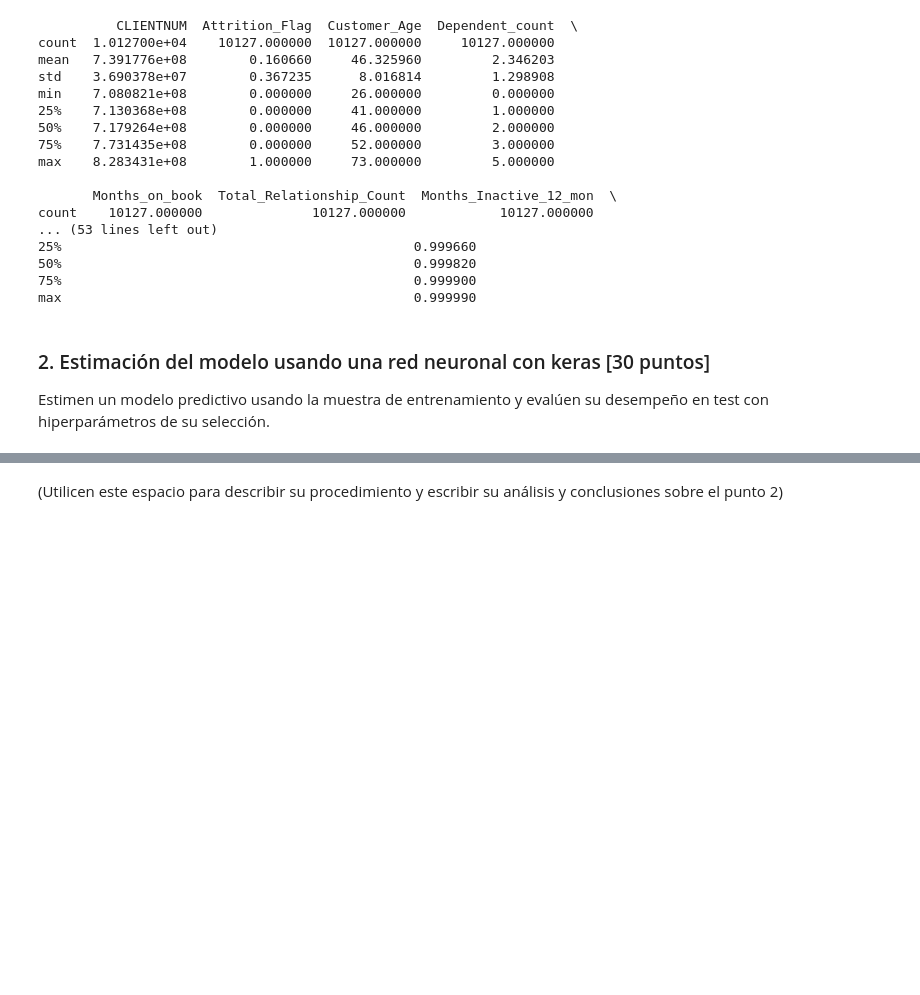
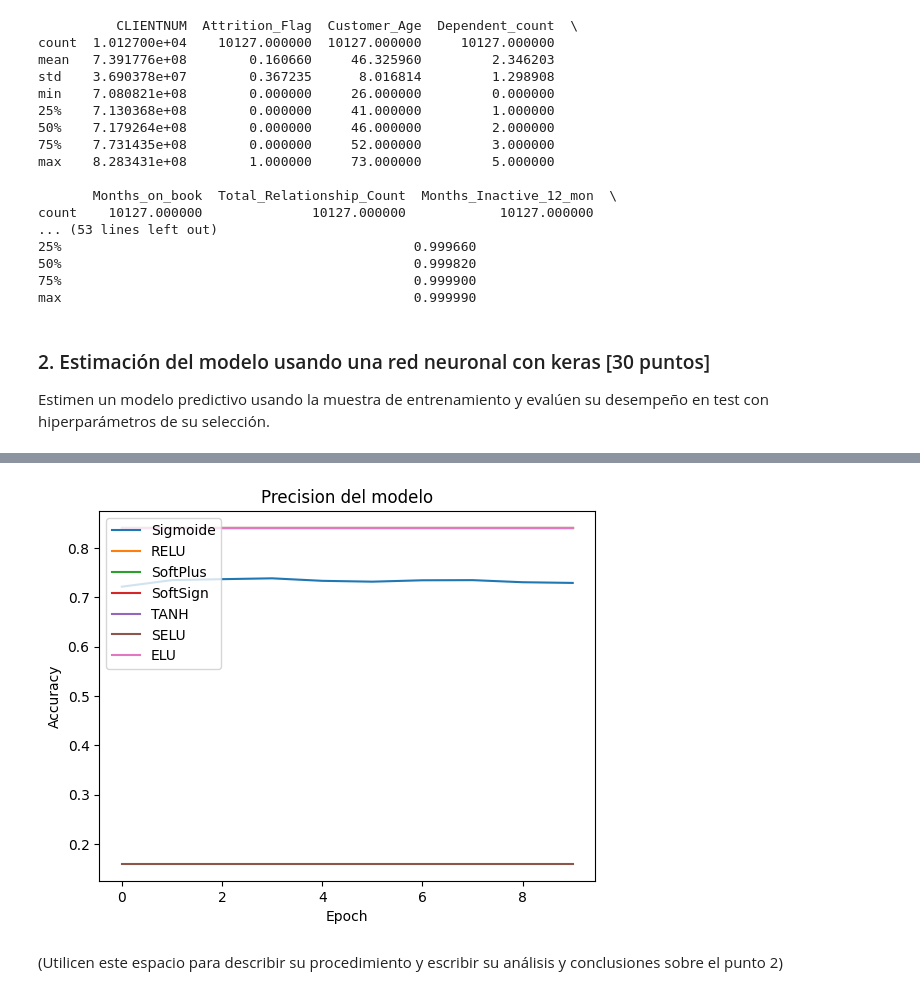
Before and after one commit to Dsharlie/Deep-Learning, a Jupyter notebook: SEMANA 3/S2TCPEP2.ipynb, the cells around one changed output, grey strips where cells are left out. Cells and saved outputs as stored; diff of their text form; code cells hidden in the pictures; blank space fills up the shorter version.

```diff
--- a/SEMANA 3/S2TCPEP2.ipynb
+++ b/SEMANA 3/S2TCPEP2.ipynb
@@ -146,0 +159,10 @@ print(X_train.shape)
+# %%
+model6 = Sequential()
+model6.add(Dense(64, input_shape=(X_train_scaled.shape[1],),  activation='selu'))
+model6.add(Dense(32, activation='selu'))
+model6.add(Dense(1, activation='selu'))
+# %%
+model7 = Sequential()
+model7.add(Dense(64, input_shape=(X_train_scaled.shape[1],),  activation='elu'))
+model7.add(Dense(32, activation='elu'))
+model7.add(Dense(1, activation='elu'))
@@ -146,0 +171,8 @@ print(X_train.shape)
+# %%
+model1.compile(loss='binary_crossentropy', optimizer='adam', metrics=['accuracy'])
+model2.compile(loss='binary_crossentropy', optimizer='adam', metrics=['accuracy'])
+model3.compile(loss='binary_crossentropy', optimizer='adam', metrics=['accuracy'])
+model4.compile(loss='binary_crossentropy', optimizer='adam', metrics=['accuracy'])
+model5.compile(loss='binary_crossentropy', optimizer='adam', metrics=['accuracy'])
+model6.compile(loss='binary_crossentropy', optimizer='adam', metrics=['accuracy'])
+model7.compile(loss='binary_crossentropy', optimizer='adam', metrics=['accuracy'])
@@ -146,0 +181,8 @@ print(X_train.shape)
+# %%
+history1=model1.fit(X_train, y_train, epochs=10, batch_size=32, verbose=2)
+history2=model2.fit(X_train, y_train, epochs=10, batch_size=32, verbose=2 )
+history3=model3.fit(X_train, y_train, epochs=10, batch_size=32, verbose=2 )
+history4=model4.fit(X_train, y_train, epochs=10, batch_size=32, verbose=2 )
+history5=model5.fit(X_train, y_train, epochs=10, batch_size=32, verbose=2)
+history6=model6.fit(X_train, y_train, epochs=10, batch_size=32, verbose=2 )
+history7=model7.fit(X_train, y_train, epochs=10, batch_size=32, verbose=2 )
@@ -147,3 +302,21 @@ print(X_train.shape)
+# %%
+plt.figure(1)
+# Graficar accuracy del modelo
+plt.title('Precision del modelo')
+plt.ylabel('Accuracy')
+plt.xlabel('Epoch')
+plt.plot(history1.history['accuracy'])
+plt.plot(history2.history['accuracy'])
+plt.plot(history3.history['accuracy'])
+plt.plot(history4.history['accuracy'])
+plt.plot(history5.history['accuracy'])
+plt.plot(history6.history['accuracy'])
+plt.plot(history7.history['accuracy'])
+
+plt.legend(['Sigmoide', 'RELU', 'SoftPlus', 'SoftSign', 'TANH','SELU','ELU' ], loc='upper left')
+plt.show()
+# %% [output]
+[figure, added]
 # %% [markdown]
 (Utilicen este espacio para describir su procedimiento y escribir su análisis y conclusiones sobre el punto 2)
 # %% [markdown]
```
Also changed, not shown: parts of 17 cells of this notebook, 1 other file.
